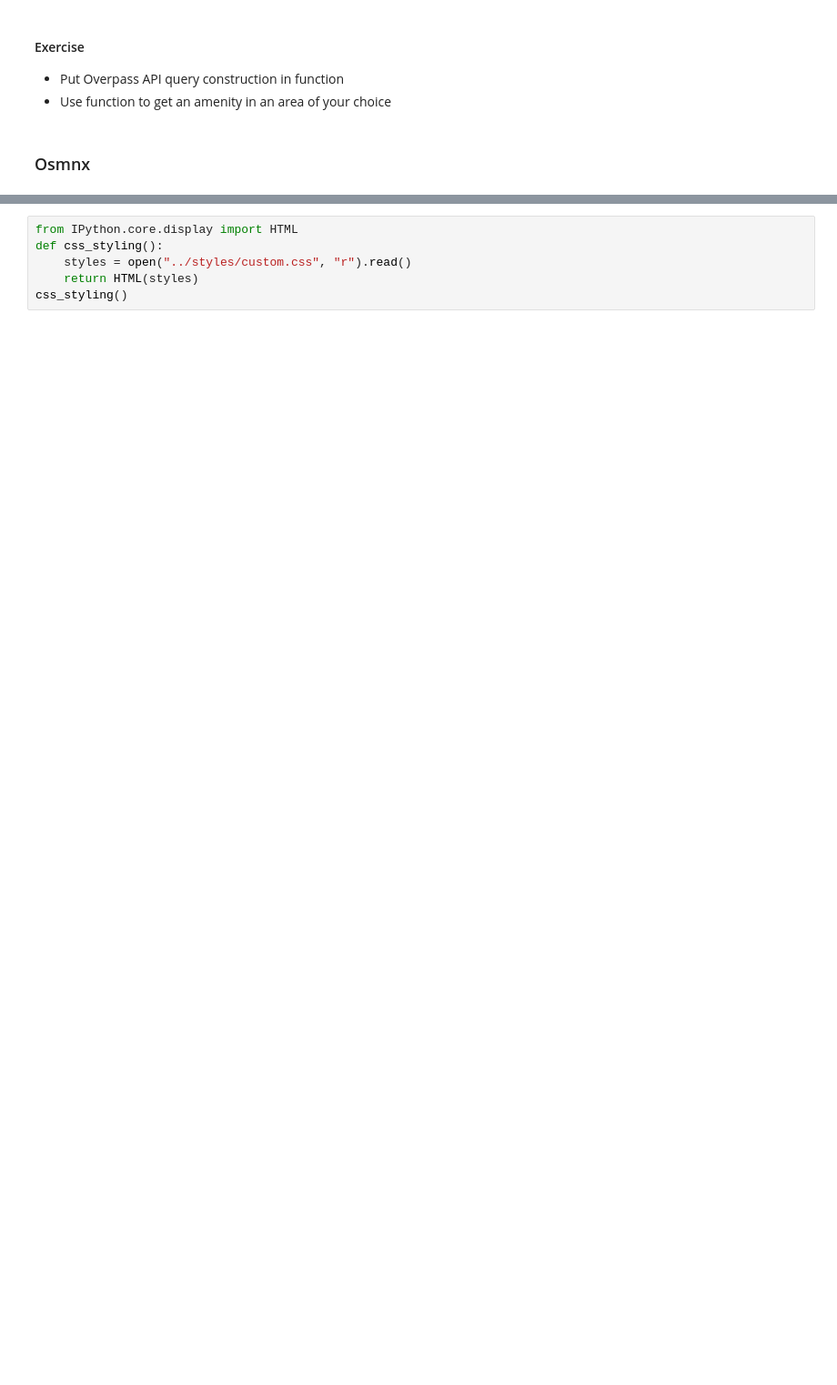
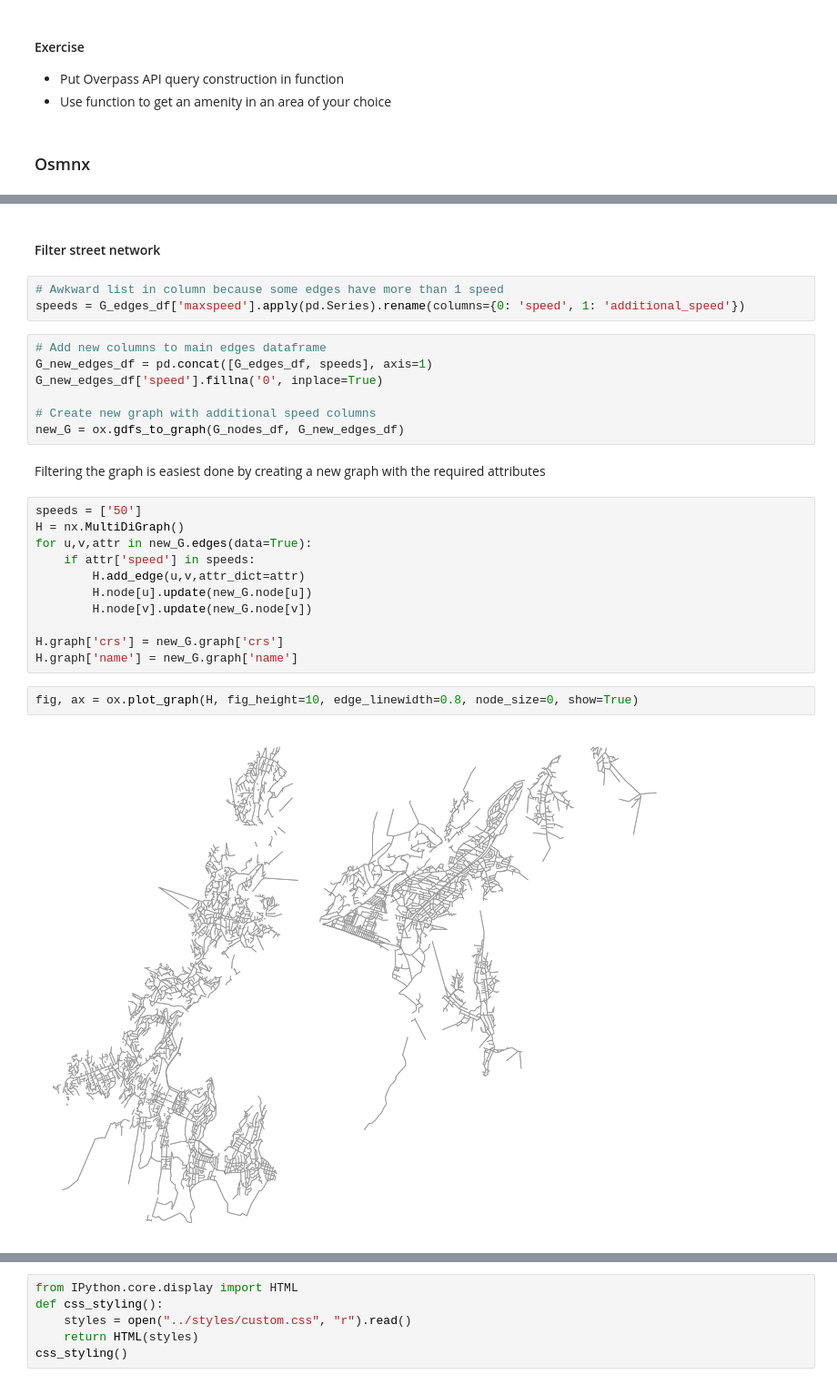
Before and after one commit to shriv/foss4g-workshop, a Jupyter notebook: notebooks/foundations.ipynb, the cells around one changed output, grey strips where cells are left out. Shown at 91% size. Saved outputs shown, nothing was run; the diff lists cells and outputs as text; blank space fills up the shorter version.

Commit message:
Foundation skeleton done and mostly filled in. Still needs explanations before sections

```diff
--- a/notebooks/foundations.ipynb
+++ b/notebooks/foundations.ipynb
@@ -289,0 +391,29 @@ osm_df.head()
+# %% [markdown]
+#### Filter street network
+# %%
+# Awkward list in column because some edges have more than 1 speed
+speeds = G_edges_df['maxspeed'].apply(pd.Series).rename(columns={0: 'speed', 1: 'additional_speed'})
+# %%
+# Add new columns to main edges dataframe
+G_new_edges_df = pd.concat([G_edges_df, speeds], axis=1)
+G_new_edges_df['speed'].fillna('0', inplace=True)
+
+# Create new graph with additional speed columns
+new_G = ox.gdfs_to_graph(G_nodes_df, G_new_edges_df)
+# %% [markdown]
+Filtering the graph is easiest done by creating a new graph with the required attributes
+# %%
+speeds = ['50']
+H = nx.MultiDiGraph()
+for u,v,attr in new_G.edges(data=True):
+    if attr['speed'] in speeds:
+        H.add_edge(u,v,attr_dict=attr)
+        H.node[u].update(new_G.node[u])
+        H.node[v].update(new_G.node[v])
+
+H.graph['crs'] = new_G.graph['crs']
+H.graph['name'] = new_G.graph['name']
+# %%
+fig, ax = ox.plot_graph(H, fig_height=10, edge_linewidth=0.8, node_size=0, show=True)
+# %% [output]
+[figure, added]
```
Also changed, not shown: parts of 33 cells of this notebook.
